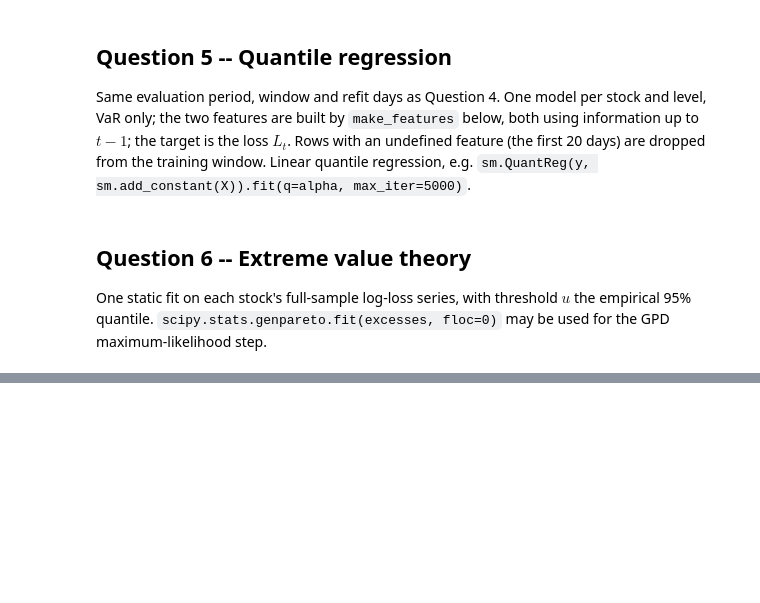
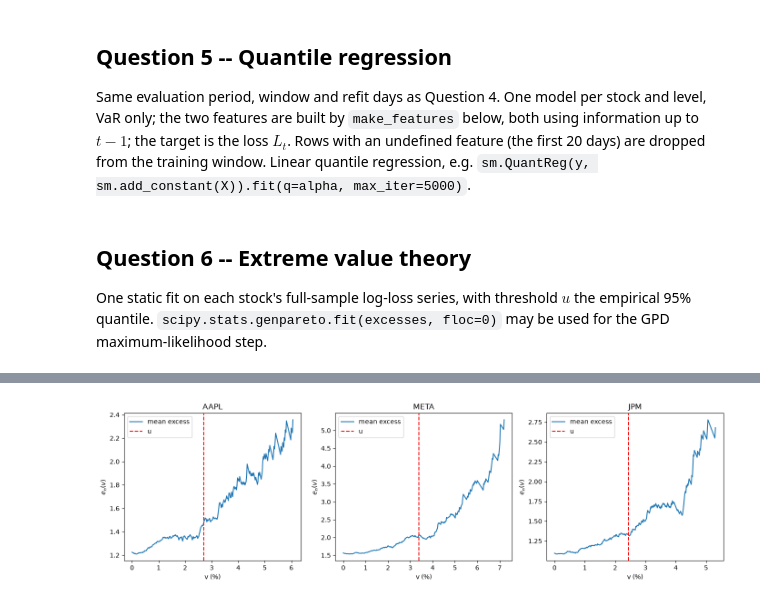
Before and after one commit to Victor-legrand/QRM_Project_1, a Jupyter notebook: Project_template.ipynb, the cells around one changed output, grey strips where cells are left out. Cells and saved outputs as stored; diff of their text form; code cells hidden in the pictures; blank space fills up the shorter version.

```diff
--- a/Project_template.ipynb
+++ b/Project_template.ipynb
@@ -579,5 +579,90 @@ quantile. `scipy.stats.genpareto.fit(excesses, floc=0)` may be used for the GPD
 step.
 # %%
 # Question 6
-from scipy.stats import genpareto
-full_loss = losses                          # one column per stock
+full_loss = 100 * losses                    # in %, one column per stock
+n = len(full_loss)
+
+
+def mean_excess(L, v):
+    """Sample mean excess e_n(v): average of L - v over the losses above v."""
+    return (L[L > v] - v).mean()
+
+
+# (b) mean excess plot, u = empirical 95% quantile, q6b_mean_excess.png
+fig, axes = plt.subplots(1, len(TICKERS), figsize=(14, 4.2))
+for ax, tic in zip(axes, TICKERS):
+    L = full_loss[tic].to_numpy()
+    u = np.quantile(L, 0.95)
+    print(f"{tic}: u = {u:.2f}%, N_u = {(L > u).sum()}")
+
+    v_grid = np.linspace(0, np.quantile(L, 0.995), 300)
+    ax.plot(v_grid, [mean_excess(L, v) for v in v_grid], label="mean excess")
+    ax.axvline(u, color="red", ls="--", label="u")
+    ax.set_title(tic)
+    ax.set_xlabel("v (%)")
+    ax.set_ylabel("$e_n(v)$")
+    ax.legend()
+
+plt.tight_layout()
+fig.savefig(OUT_DIR / "q6b_mean_excess.png", dpi=150)
+plt.show()
+
+
+# (c)-(e) GPD fit, q6c_gpd_fit.png, table 6c; VaR and ES at 99.9%, table 6e
+gpd_rows, q6_rows = [], []
+fig, axes = plt.subplots(1, len(TICKERS), figsize=(14, 4.2))
+for ax, tic in zip(axes, TICKERS):
+    L = full_loss[tic].to_numpy()
+    u = np.quantile(L, 0.95)
+    Y = L[L > u] - u                        # excesses over u
+    N_u = len(Y)
+
+    # (c) GPD fit by ML, location fixed at 0 (scipy's shape c is our xi)
+    xi, _, beta = stats.genpareto.fit(Y, floc=0)
+
+    # standard errors: inverse of the observed information, numerical Hessian
+    def nll(p):
+        return -stats.genpareto.logpdf(Y, p[0], loc=0, scale=p[1]).sum()
+
+    p_hat, h = np.array([xi, beta]), 1e-4
+    H = np.zeros((2, 2))
+    for i in range(2):
+        for j in range(2):
+            ei, ej = np.eye(2)[i] * h, np.eye(2)[j] * h
+            H[i, j] = (nll(p_hat + ei + ej) - nll(p_hat + ei - ej)
+                       - nll(p_hat - ei + ej) + nll(p_hat - ei - ej)) / (4 * h * h)
+    se_xi, se_beta = np.sqrt(np.diag(np.linalg.inv(H)))
+    gpd_rows.append({"stock": tic, "u": u, "N_u": N_u, "xi": xi, "se_xi": se_xi,
+                     "beta": beta, "se_beta": se_beta, "1/xi": 1 / xi})
+
+    # empirical vs fitted tail of the excesses
+    emp = 1 - np.arange(1, N_u + 1) / (N_u + 1)
+    y_grid = np.linspace(0, Y.max(), 300)
+    ax.semilogy(np.sort(Y) + u, emp, ".", ms=4, label="empirical")
+    ax.semilogy(y_grid + u, stats.genpareto.sf(y_grid, xi, loc=0, scale=beta), "r-", label="GPD")
+    ax.set_title(tic)
+    ax.set_xlabel("x (%)")
+    ax.set_ylabel("$1 - F_u(x-u)$")
+    ax.legend()
+
+    # (d) GPD estimators of Appendix A.5
+    var_gpd = u + beta / xi * ((n * (1 - DEEP_ALPHA) / N_u) ** (-xi) - 1)
+    es_gpd = var_gpd / (1 - xi) + (beta - xi * u) / (1 - xi)
+
+    # (e) Gaussian and Student-t of Question 2, re-fitted on the full sample
+    params = fit_student(L)
+    for method, (v, e) in [("GPD", (var_gpd, es_gpd)),
+                           ("Gaussian", var_es_gauss(L, DEEP_ALPHA)),
+                           (f"Student-t (nu = {params[0]:.2f})", var_es_student(params, DEEP_ALPHA))]:
+        q6_rows.append({"stock": tic, "method": method, "VaR": v, "ES": e,
+                        "VaR vs GPD (%)": 100 * (v / var_gpd - 1),
+                        "ES vs GPD (%)": 100 * (e / es_gpd - 1)})
+
+plt.tight_layout()
+fig.savefig(OUT_DIR / "q6c_gpd_fit.png", dpi=150)
+plt.show()
+
+print(f"n(1 - alpha) = {n * (1 - DEEP_ALPHA):.2f}")
+print(pd.DataFrame(gpd_rows).set_index("stock").round(3))
+print(pd.DataFrame(q6_rows).set_index(["stock", "method"]).round(2))
+# %% [output]
@@ -583,0 +672 @@ full_loss = losses                          # one column per stock
+[figure, added]
```
Also changed, not shown: parts of 5 cells of this notebook, 9 other files.
